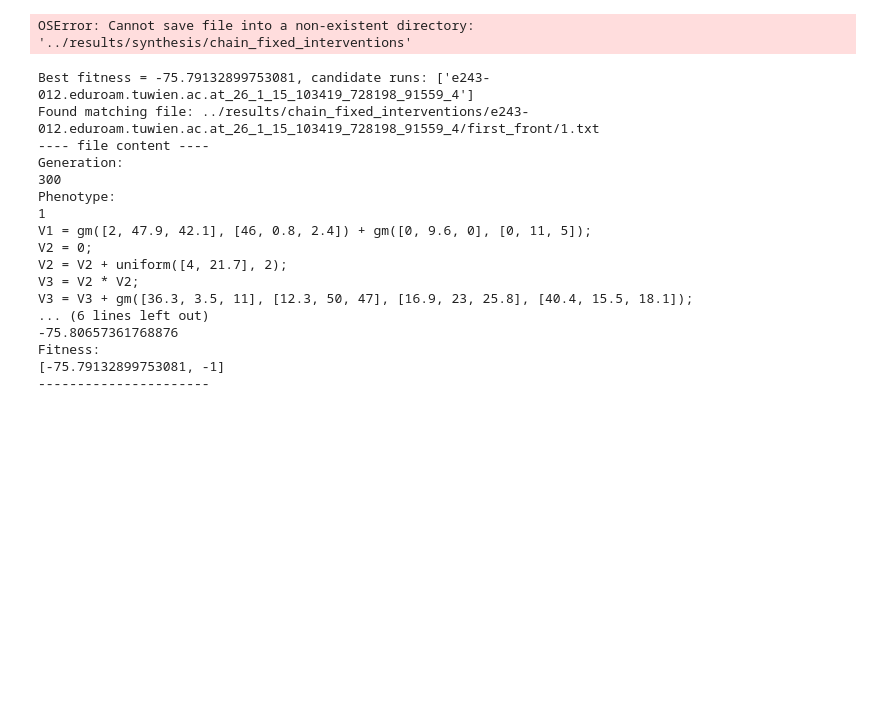
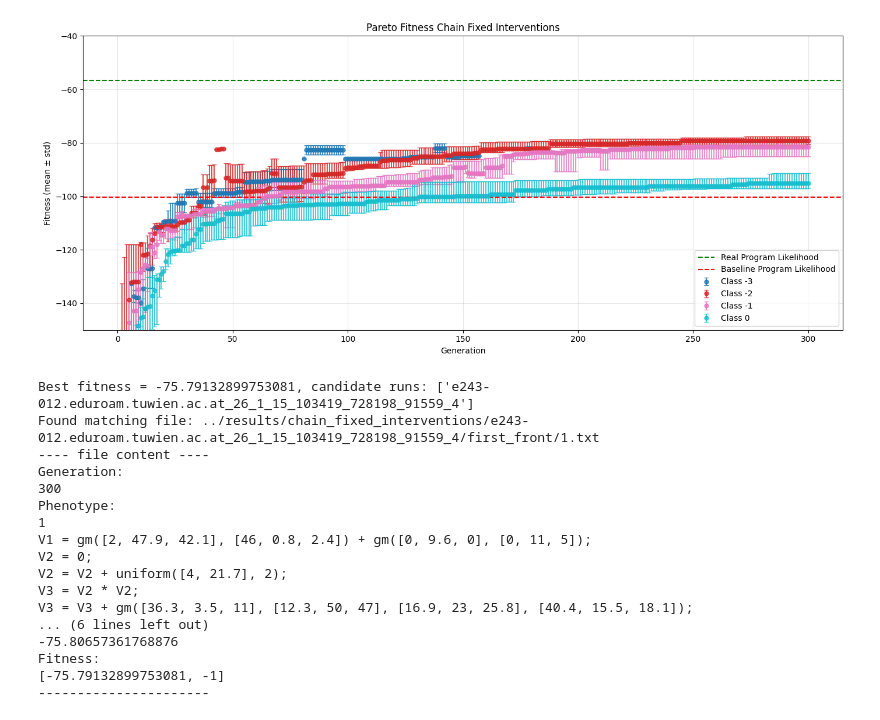
Before and after one commit to r-doz/Causal_Models_Synthesis, a Jupyter notebook: src/causal_plots.ipynb, the cells around one changed output. Drawn from its saved outputs; the diff is of its cells as text; code cells hidden in the pictures; blank space fills up the shorter version.

```diff
--- a/src/causal_plots.ipynb
+++ b/src/causal_plots.ipynb
@@ -131,19 +198,51 @@ else:
+# %%
+# Plot fitness (mean ± std) vs generation with colors corresponding to class
+if pareto_stats.empty:
+    print("No data to plot: no pareto_fitness.txt files found.")
+else:
+    fig, ax = plt.subplots(figsize=(14, 6))
+
+    classes = sorted(pareto_stats['class'].unique())
+    colors = plt.cm.tab10(np.linspace(0, 1, len(classes)))
+    color_map = {cls: colors[i] for i, cls in enumerate(classes)}
+
+    for cls in classes:
+        cls_df = pareto_stats[pareto_stats['class'] == cls]
+        ax.errorbar(
+            cls_df['generation'],
+            cls_df['fitness_median'],
+            yerr= [cls_df['fitness_median'] - cls_df['fitness_q1'], cls_df['fitness_q3'] - cls_df['fitness_median']],
+            fmt='o',
+            label=f'Class {cls}',
+            alpha=0.8,
+            markersize=5,
+            color=color_map[cls],
+            capsize=3,
+            linestyle='None',
+        )
+
+    ax.set_xlabel('Generation')
+    ax.set_ylabel('Fitness (mean ± std)')
+    ax.set_title(f'Pareto Fitness {ex_name.replace("_", " ").title()}')
+    ax.legend(title='Class')
+    ax.grid(True, alpha=0.3)
+    ax.set_ylim([-150, -40])
+    #add horizontal line for likelihood of real program
+    ax.axhline(y=likelihood, color='g', linestyle='--', label='Real Program Likelihood')
+    ax.axhline(y=likelihood_base, color='r', linestyle='--', label='Baseline Program Likelihood')
+    ax.legend()
+    plt.tight_layout()
+    plt.show()
+# %% [output]
+[figure, added]
 # %%
-# For each class, generate a file csv with columns: generation, median_fitness, fitness_25perc, fitness_75perc
+# using pareto_stats, for each class, generate a file txt with columns: generation, median_fitness, fitness_25perc, fitness_75perc
+# separated by spaces, named ex_name + '_pareto_stats_class_' + class + '.txt' and saved in ../results/synthesis/program
 for cls in classes:
-    cls_df = pareto_fitness[pareto_fitness['class'] == cls]
-    summary = (
-        cls_df
-        .groupby('generation')['fitness']
-        .agg(median_fitness='median',
-             fitness_25perc=lambda x: np.percentile(x, 25),
-             fitness_75perc=lambda x: np.percentile(x, 75))
-        .reset_index()
-    )
-    output_fp = path.join('..', 'results', 'synthesis', f'{program}',  f'class_{cls}_fitness_summary.csv')
-    summary.to_csv(output_fp, index=False)
+    cls_df = pareto_stats[pareto_stats['class'] == cls]
+    output_fp = path.join('..', 'results', 'synthesis', program, f'{ex_name}_pareto_stats_class_{cls}.txt')
+    cls_df_to_save = cls_df[['generation', 'fitness_median', 'fitness_q1', 'fitness_q3']]
+    cls_df_to_save.to_csv(output_fp, sep=' ', index=False, header=False)
-# %% [output]
-OSError: Cannot save file into a non-existent directory: '../results/synthesis/chain_fixed_interventions'
 # %%
 # find the folder that contains the best fitnes and in that folder open the folder first_front which contains files like 0.txt, 1.txt... and find the file
 # that contains in the last row [best fitness, n] the best fitness and print the content of that file
```
Also changed, not shown: parts of 5 cells of this notebook, 16 other files.
